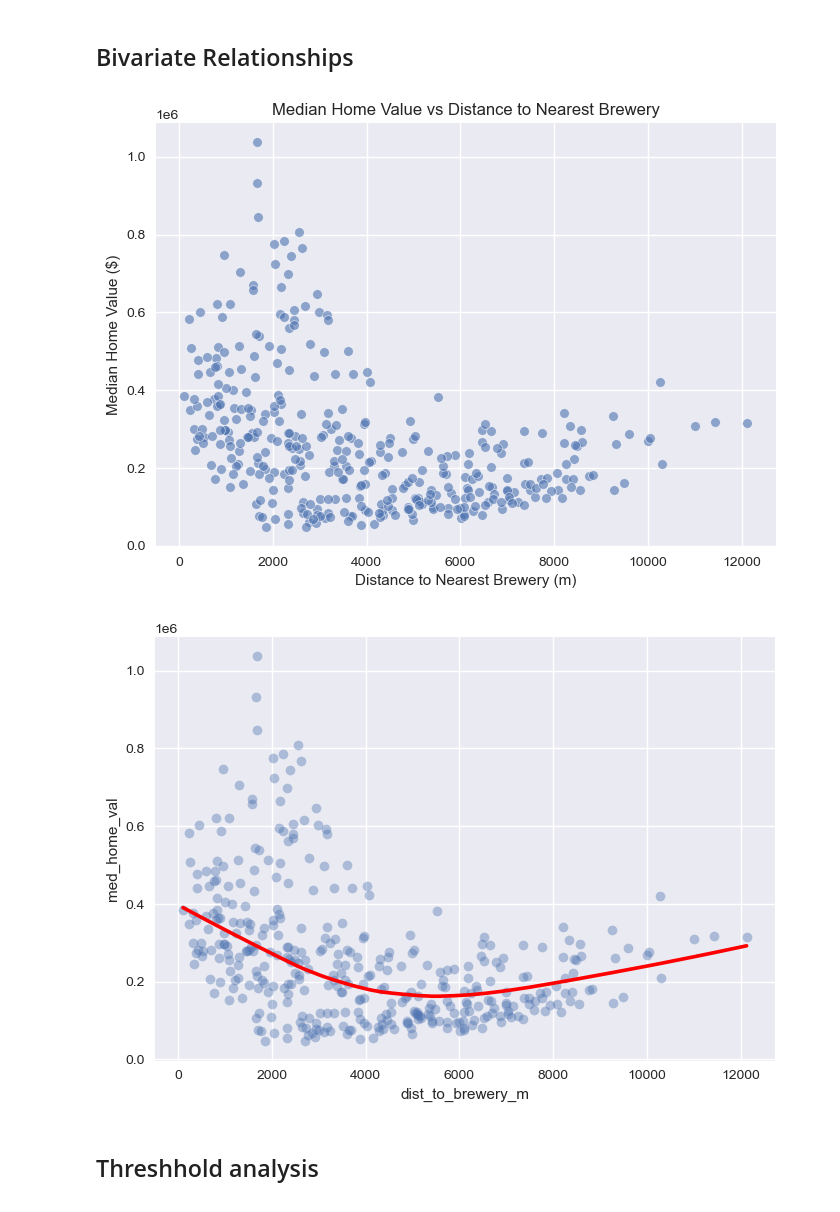
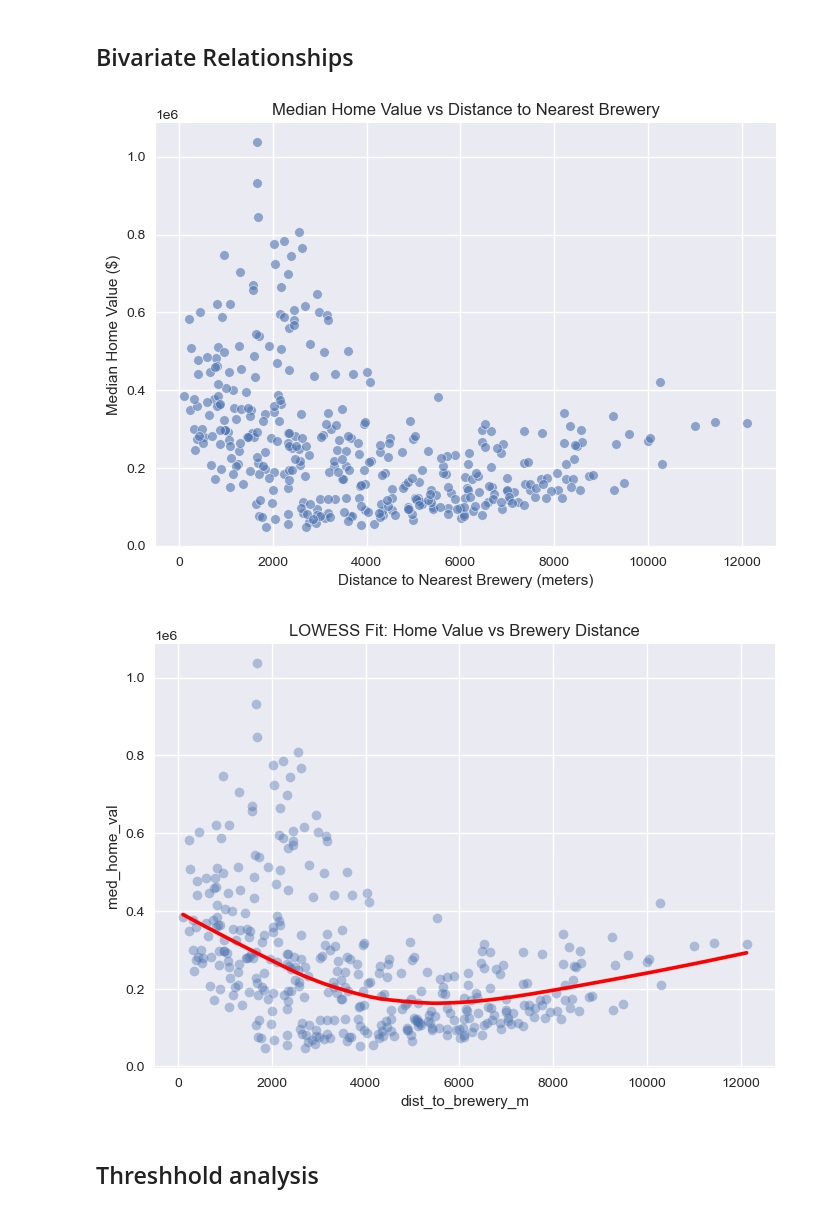
Before and after one commit to jocajoe/MUSA-5500-Final-Project, a Jupyter notebook: notebooks/eda_and_visualization.ipynb, the cells around one changed output. Drawn from its saved outputs; the diff is of its cells as text; code cells hidden in the pictures.

```diff
--- a/notebooks/eda_and_visualization.ipynb
+++ b/notebooks/eda_and_visualization.ipynb
@@ -82,23 +107,37 @@ sns.scatterplot(
 )
 
 plt.title("Median Home Value vs Distance to Nearest Brewery")
-plt.xlabel("Distance to Nearest Brewery (m)")
+plt.xlabel("Distance to Nearest Brewery (meters)")
 plt.ylabel("Median Home Value ($)")
+
+plt.savefig(
+    "../assets/figures/scatter_home_vs_dist.png",
+    dpi=200,
+    bbox_inches="tight"
+)
 plt.show()
 # %% [output]
-[figure, old version]
+[figure, new version]
 # %%
 sns.regplot(
     data=gdf,
     x="dist_to_brewery_m",
     y="med_home_val",
     scatter_kws={"alpha": 0.4},
     line_kws={"color": "red"},
     lowess=True
 )
+
+plt.title("LOWESS Fit: Home Value vs Brewery Distance")
+
+plt.savefig(
+    "../docs/assets/figures/lowess_home_vs_dist.png",
+    dpi=200,
+    bbox_inches="tight"
+)
 plt.show()
 # %% [output]
-[figure, old version]
+[figure, new version]
 # %% [markdown]
 ## Threshhold analysis
 # %%
```
Also changed, not shown: parts of 8 cells of this notebook, 18 other files.
